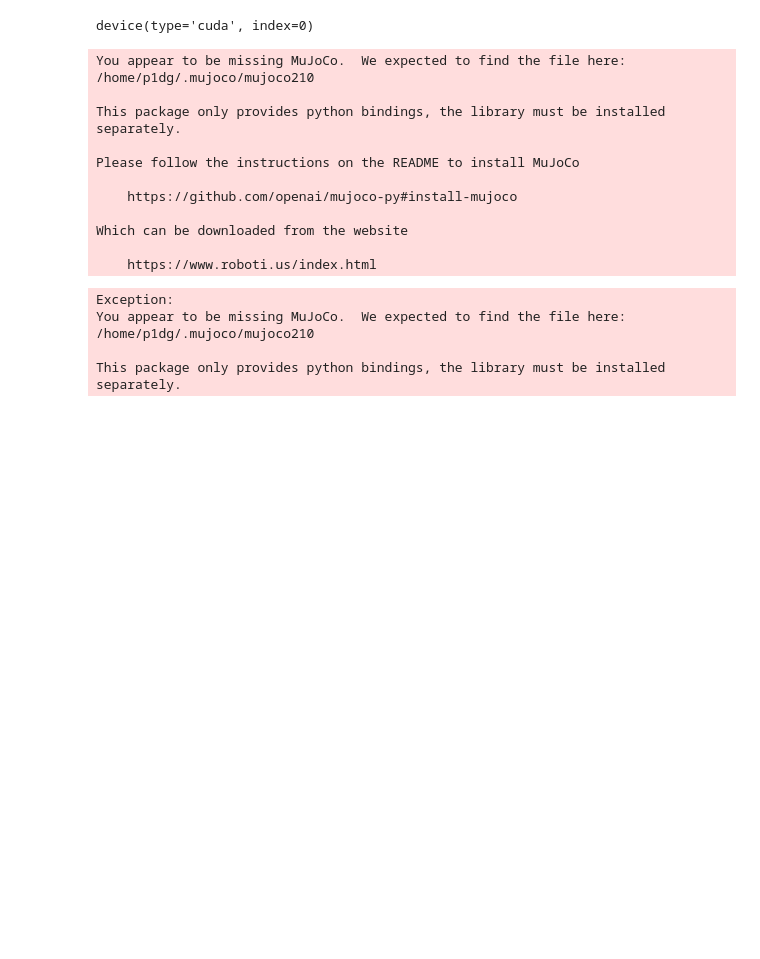
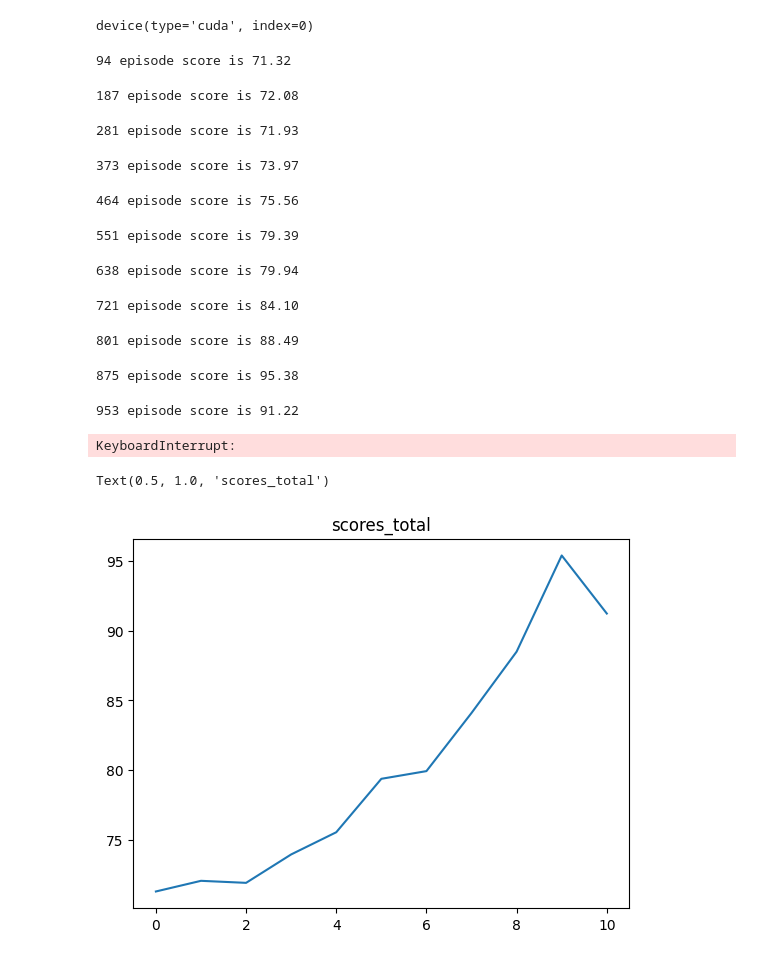
Before and after one commit to p1dg/MFTI_DS, a Jupyter notebook: rl/hw_3_humanoid/humanoid.ipynb, the cells around one changed output. Saved outputs shown, nothing was run; the diff lists cells and outputs as text; code cells hidden in the pictures; blank space fills up the shorter version.

```diff
--- a/rl/hw_3_humanoid/humanoid.ipynb
+++ b/rl/hw_3_humanoid/humanoid.ipynb
@@ -72,7 +72,7 @@ class Actor(nn.Module):
     def choose_action(self, s):
         mu, sigma = self.forward(s)
         Pi = self.distribution(mu, sigma)
-        return Pi.sample().numpy()
+        return Pi.sample().cpu().numpy()
 
 
 class Critic(nn.Module):
@@ -99,8 +99,8 @@ class Critic(nn.Module):
 
 class Ppo:
     def __init__(self, N_S, N_A):
-        self.actor_net = Actor(N_S, N_A)
-        self.critic_net = Critic(N_S)
+        self.actor_net = Actor(N_S, N_A).to(device)
+        self.critic_net = Critic(N_S).to(device)
         self.actor_optim = optim.Adam(self.actor_net.parameters(), lr=lr_actor)
         self.critic_optim = optim.Adam(
             self.critic_net.parameters(), lr=lr_critic, weight_decay=l2_rate
@@ -108,12 +108,20 @@ class Ppo:
         self.critic_loss_func = torch.nn.MSELoss()
 
     def train(self, memory):
-        memory = np.array(memory)
-        states = torch.tensor(np.vstack(memory[:, 0]), dtype=torch.float32)
+        # memory = np.array(memory)
+        states = torch.tensor(
+            np.vstack(np.array([val[0] for val in memory])), dtype=torch.float32
+        ).to(device)
 
-        actions = torch.tensor(list(memory[:, 1]), dtype=torch.float32)
-        rewards = torch.tensor(list(memory[:, 2]), dtype=torch.float32)
-        masks = torch.tensor(list(memory[:, 3]), dtype=torch.float32)
+        actions = torch.tensor(
+            np.array([val[1] for val in memory]), dtype=torch.float32
+        ).to(device)
+        rewards = torch.tensor(
+            np.array([val[2] for val in memory]), dtype=torch.float32
+        ).to(device)
+        masks = torch.tensor(
+            np.array([val[3] for val in memory]), dtype=torch.float32
+        ).to(device)
 
         values = self.critic_net(states)
 
@@ -229,7 +237,7 @@ class Nomalize:
 env = gym.make("Humanoid-v4")
 N_S = env.observation_space.shape[0]
 N_A = env.action_space.shape[0]
-env.seed(500)
+# env.seed(500)
 torch.manual_seed(500)
 np.random.seed(500)
 
@@ -237,20 +245,22 @@ ppo = Ppo(N_S, N_A)
 nomalize = Nomalize(N_S)
 episodes = 0
 eva_episodes = 0
+scores_total = list()
 for iter in tqdm(range(Iter)):
     memory = deque()
     scores = []
     steps = 0
     while steps < 2048:
         episodes += 1
-        s = nomalize(env.reset())
+        s = nomalize(env.reset()[0])
         score = 0
         for _ in range(MAX_STEP):
             steps += 1
             a = ppo.actor_net.choose_action(
-                torch.from_numpy(np.array(s).astype(np.float32)).unsqueeze(0)
+                torch.from_numpy(np.array(s).astype(np.float32)).unsqueeze(0).to(device)
             )[0]
-            s_, r, done, info = env.step(a)
+            s_, r, terminated, truncated, info = env.step(a)
+            done = terminated or truncated
             s_ = nomalize(s_)
 
             mask = (1 - done) * 1
@@ -262,21 +272,28 @@ for iter in tqdm(range(Iter)):
                 break
         scores.append(score)
     score_avg = np.mean(scores)
+    scores_total.append(score_avg)
     print("{} episode score is {:.2f}".format(episodes, score_avg))
     ppo.train(memory)
 # %% [output]
-You appear to be missing MuJoCo.  We expected to find the file here: /home/p1dg/.mujoco/mujoco210
-
-This package only provides python bindings, the library must be installed separately.
-
-Please follow the instructions on the README to install MuJoCo
-
-    https://github.com/openai/mujoco-py#install-mujoco
-
-Which can be downloaded from the website
-
-    https://www.roboti.us/index.html
+94 episode score is 71.32
-Exception:
-You appear to be missing MuJoCo.  We expected to find the file here: /home/p1dg/.mujoco/mujoco210
-
-This package only provides python bindings, the library must be installed separately.
+187 episode score is 72.08
+281 episode score is 71.93
+373 episode score is 73.97
+464 episode score is 75.56
+551 episode score is 79.39
+638 episode score is 79.94
+721 episode score is 84.10
+801 episode score is 88.49
+875 episode score is 95.38
+953 episode score is 91.22
+KeyboardInterrupt:
+# %%
+import seaborn as sns
+import matplotlib.pyplot as plt
+
+sns.lineplot(scores_total)
+plt.title("scores_total")
+# %% [output]
+Text(0.5, 1.0, 'scores_total')
+[figure, added]
```
Also changed, not shown: parts of 1 cell of this notebook, 4 other files.
